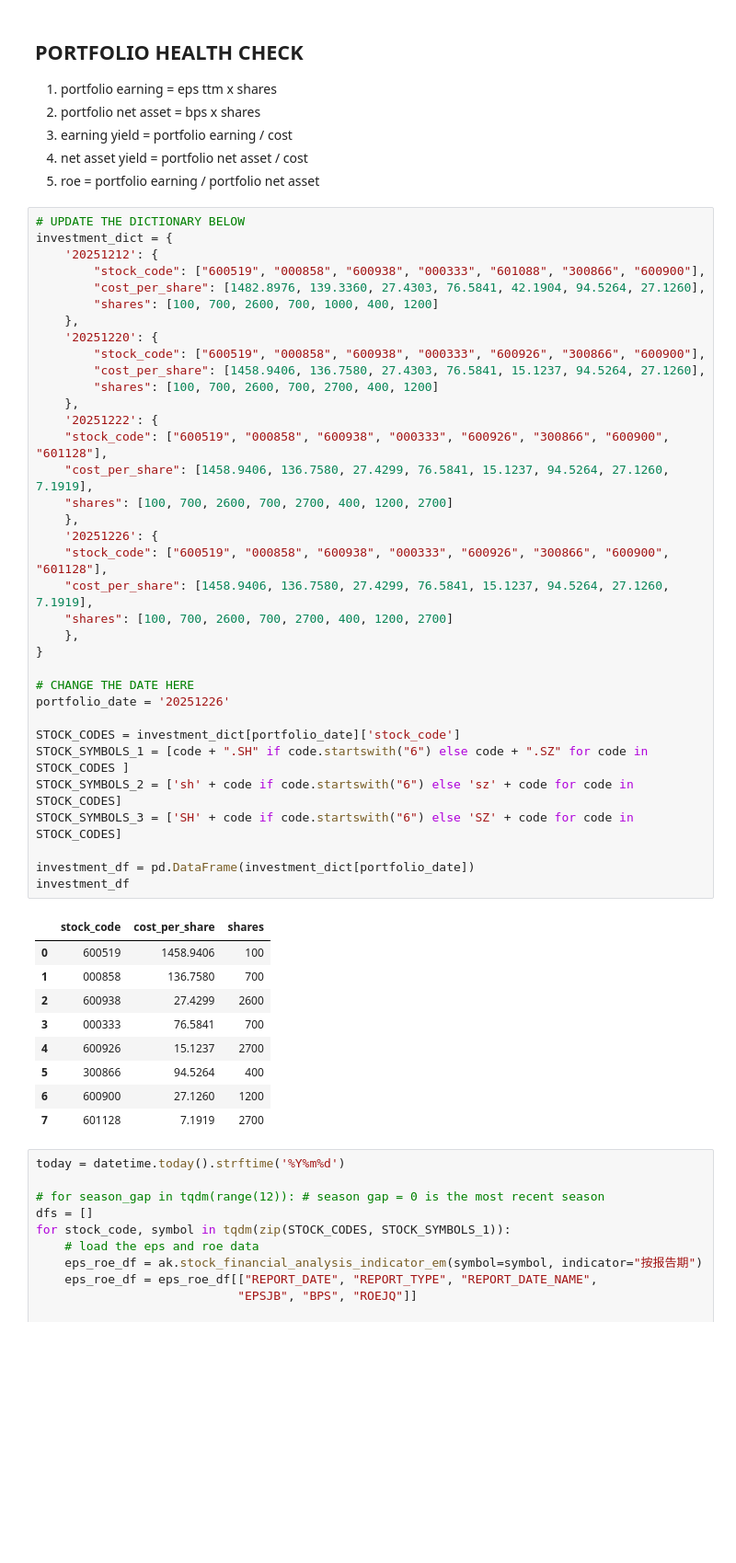
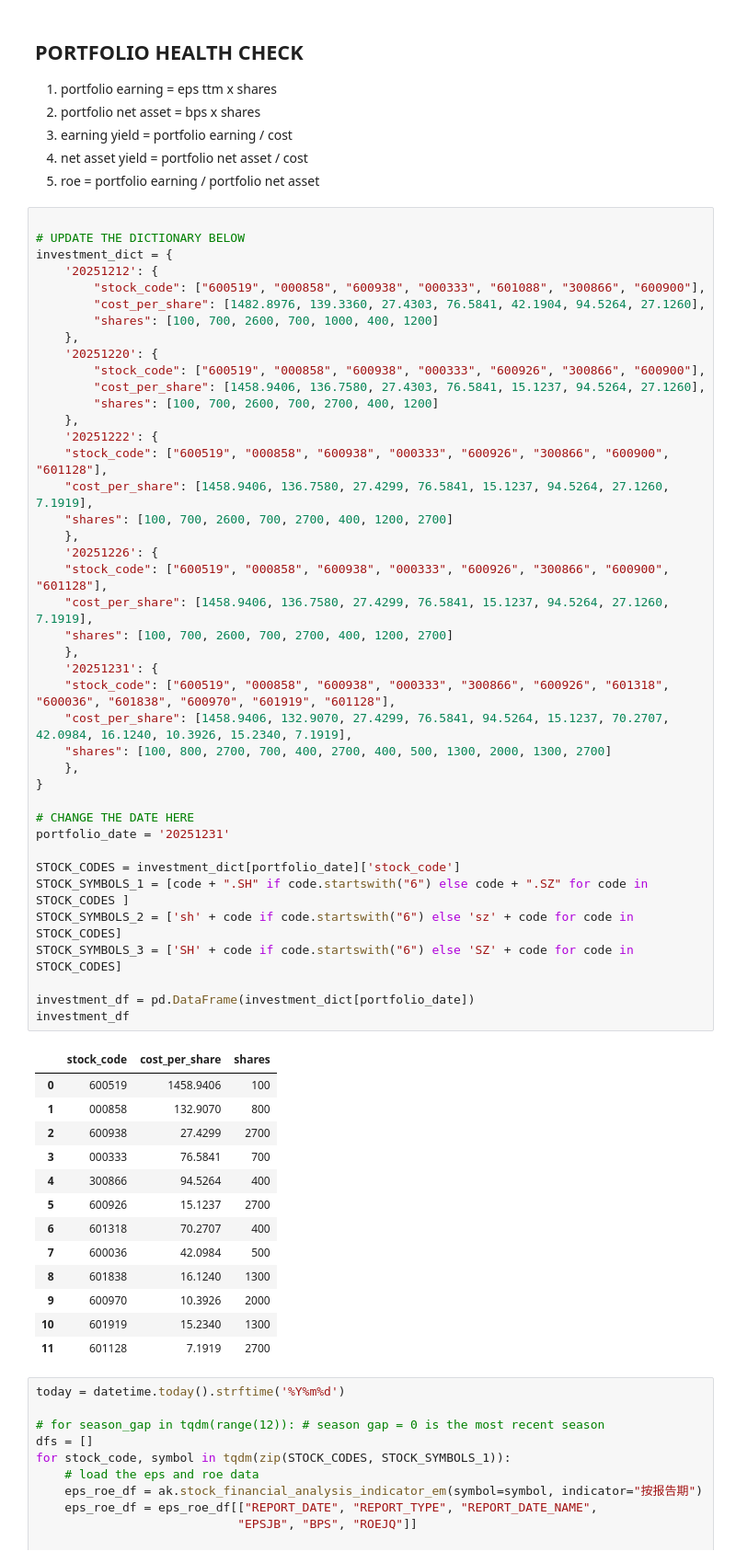
Before and after one commit to ProfessorErdo/stock-trend-tracker, a Jupyter notebook: notebooks/[manual]_portfolio_intrinsic_value_calculator.ipynb, the cells around one changed output. Shown at 92% size. Saved outputs shown, nothing was run; the diff lists cells and outputs as text; blank space fills up the shorter version.

```diff
--- a/notebooks/[manual]_portfolio_intrinsic_value_calculator.ipynb
+++ b/notebooks/[manual]_portfolio_intrinsic_value_calculator.ipynb
@@ -28,6 +28,7 @@ import os
 4. net asset yield = portfolio net asset / cost
 5. roe = portfolio earning / portfolio net asset
 # %%
+
 # UPDATE THE DICTIONARY BELOW
 investment_dict = {
     '20251212': {
@@ -37,41 +38,50 @@ investment_dict = {
     },
     '20251220': {
         "stock_code": ["600519", "000858", "600938", "000333", "600926", "300866", "600900"],
         "cost_per_share": [1458.9406, 136.7580, 27.4303, 76.5841, 15.1237, 94.5264, 27.1260],
         "shares": [100, 700, 2600, 700, 2700, 400, 1200]
     },
     '20251222': {
     "stock_code": ["600519", "000858", "600938", "000333", "600926", "300866", "600900", "601128"],
     "cost_per_share": [1458.9406, 136.7580, 27.4299, 76.5841, 15.1237, 94.5264, 27.1260, 7.1919],
     "shares": [100, 700, 2600, 700, 2700, 400, 1200, 2700]
     },
     '20251226': {
     "stock_code": ["600519", "000858", "600938", "000333", "600926", "300866", "600900", "601128"],
     "cost_per_share": [1458.9406, 136.7580, 27.4299, 76.5841, 15.1237, 94.5264, 27.1260, 7.1919],
     "shares": [100, 700, 2600, 700, 2700, 400, 1200, 2700]
     },
+    '20251231': {
+    "stock_code": ["600519", "000858", "600938", "000333", "300866", "600926", "601318", "600036", "601838", "600970", "601919", "601128"],
+    "cost_per_share": [1458.9406, 132.9070, 27.4299, 76.5841, 94.5264, 15.1237, 70.2707, 42.0984, 16.1240, 10.3926, 15.2340, 7.1919],
+    "shares": [100, 800, 2700, 700, 400, 2700, 400, 500, 1300, 2000, 1300, 2700]
+    },
 }
 
 # CHANGE THE DATE HERE
-portfolio_date = '20251226'
+portfolio_date = '20251231'
 
 STOCK_CODES = investment_dict[portfolio_date]['stock_code']
 STOCK_SYMBOLS_1 = [code + ".SH" if code.startswith("6") else code + ".SZ" for code in STOCK_CODES ]
 STOCK_SYMBOLS_2 = ['sh' + code if code.startswith("6") else 'sz' + code for code in STOCK_CODES]
 STOCK_SYMBOLS_3 = ['SH' + code if code.startswith("6") else 'SZ' + code for code in STOCK_CODES]
 
 investment_df = pd.DataFrame(investment_dict[portfolio_date])
 investment_df
 # %% [output]
 |  | stock_code | cost_per_share | shares |
 | 0 | 600519 | 1458.9406 | 100 |
-| 1 | 000858 | 136.7580 | 700 |
-| 2 | 600938 | 27.4299 | 2600 |
+| 1 | 000858 | 132.9070 | 800 |
+| 2 | 600938 | 27.4299 | 2700 |
 | 3 | 000333 | 76.5841 | 700 |
-| 4 | 600926 | 15.1237 | 2700 |
-| 5 | 300866 | 94.5264 | 400 |
-| 6 | 600900 | 27.1260 | 1200 |
-| 7 | 601128 | 7.1919 | 2700 |
+| 4 | 300866 | 94.5264 | 400 |
+| 5 | 600926 | 15.1237 | 2700 |
+| 6 | 601318 | 70.2707 | 400 |
+| 7 | 600036 | 42.0984 | 500 |
+| 8 | 601838 | 16.1240 | 1300 |
+| 9 | 600970 | 10.3926 | 2000 |
+| 10 | 601919 | 15.2340 | 1300 |
+| 11 | 601128 | 7.1919 | 2700 |
 # %%
 today = datetime.today().strftime('%Y%m%d')
 
```
Also changed, not shown: parts of 2 cells of this notebook, 2 other files.
